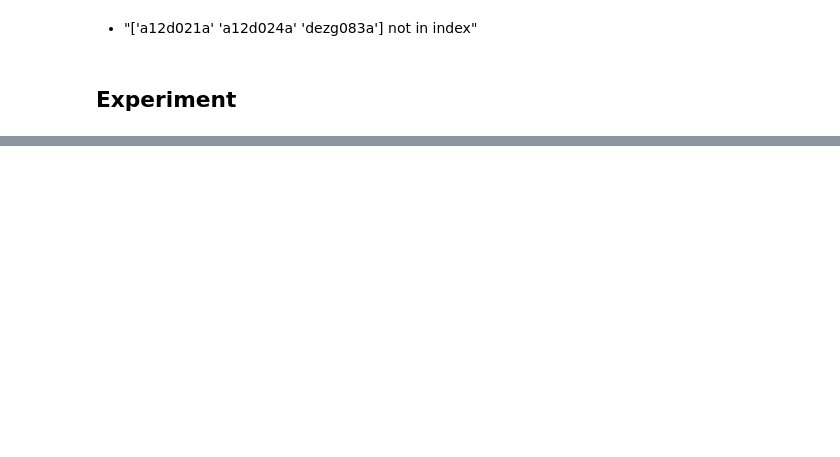
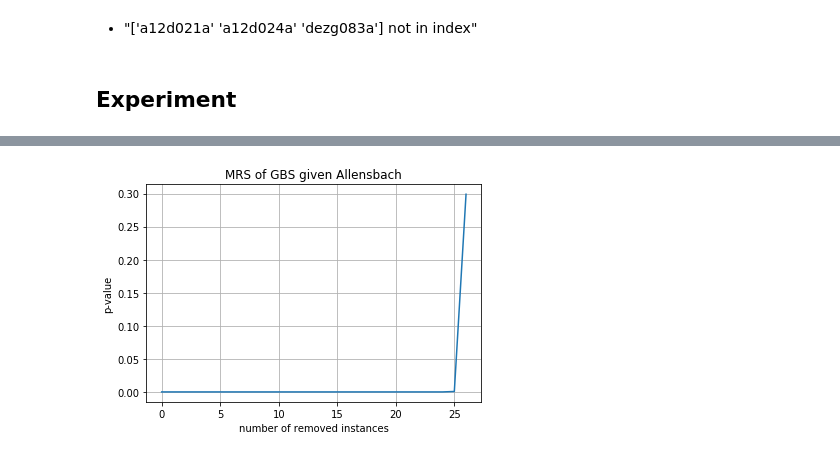
Before and after one commit to laksannathan/maximal-representative-sampling, a Jupyter notebook: src/MRS GBS given ALLENSBACH.ipynb, the cells around one changed output, grey strips where cells are left out. Cells and saved outputs as stored; diff of their text form; code cells hidden in the pictures; blank space fills up the shorter version.

```diff
--- a/src/MRS GBS given ALLENSBACH.ipynb
+++ b/src/MRS GBS given ALLENSBACH.ipynb
@@ -266,0 +279,10 @@ plt.show()
+# %%
+plt.plot([a[1] for a in ks])
+plt.ylabel('p-value')
+plt.xlabel('number of removed instances')
+plt.title('MRS of GBS given Allensbach')
+plt.grid()
+plt.savefig('img/GBS_given_Allensbach_p-value.png')
+plt.show()
+# %% [output]
+[figure, added]
```
Also changed, not shown: parts of 7 cells of this notebook, 9 other files.
